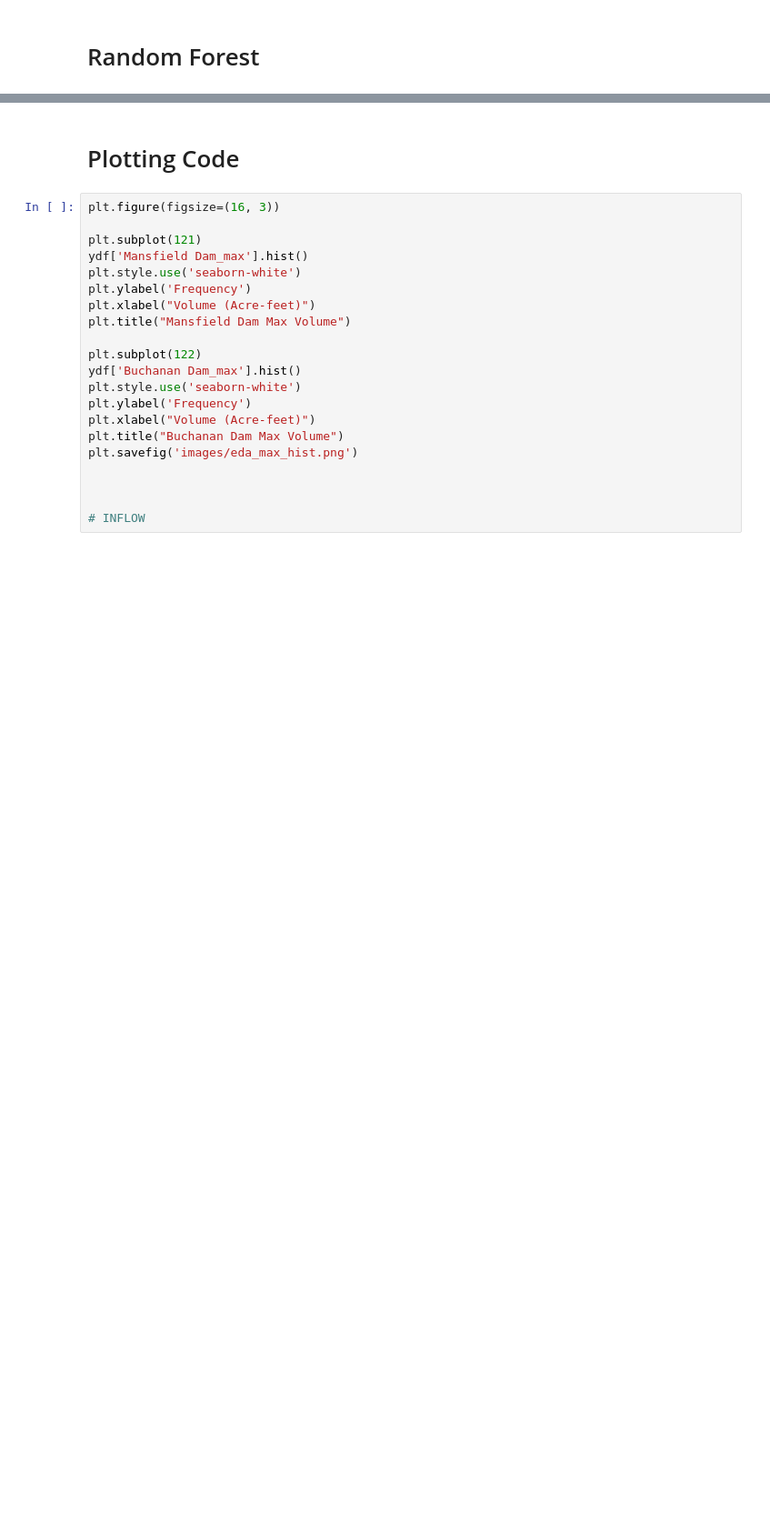
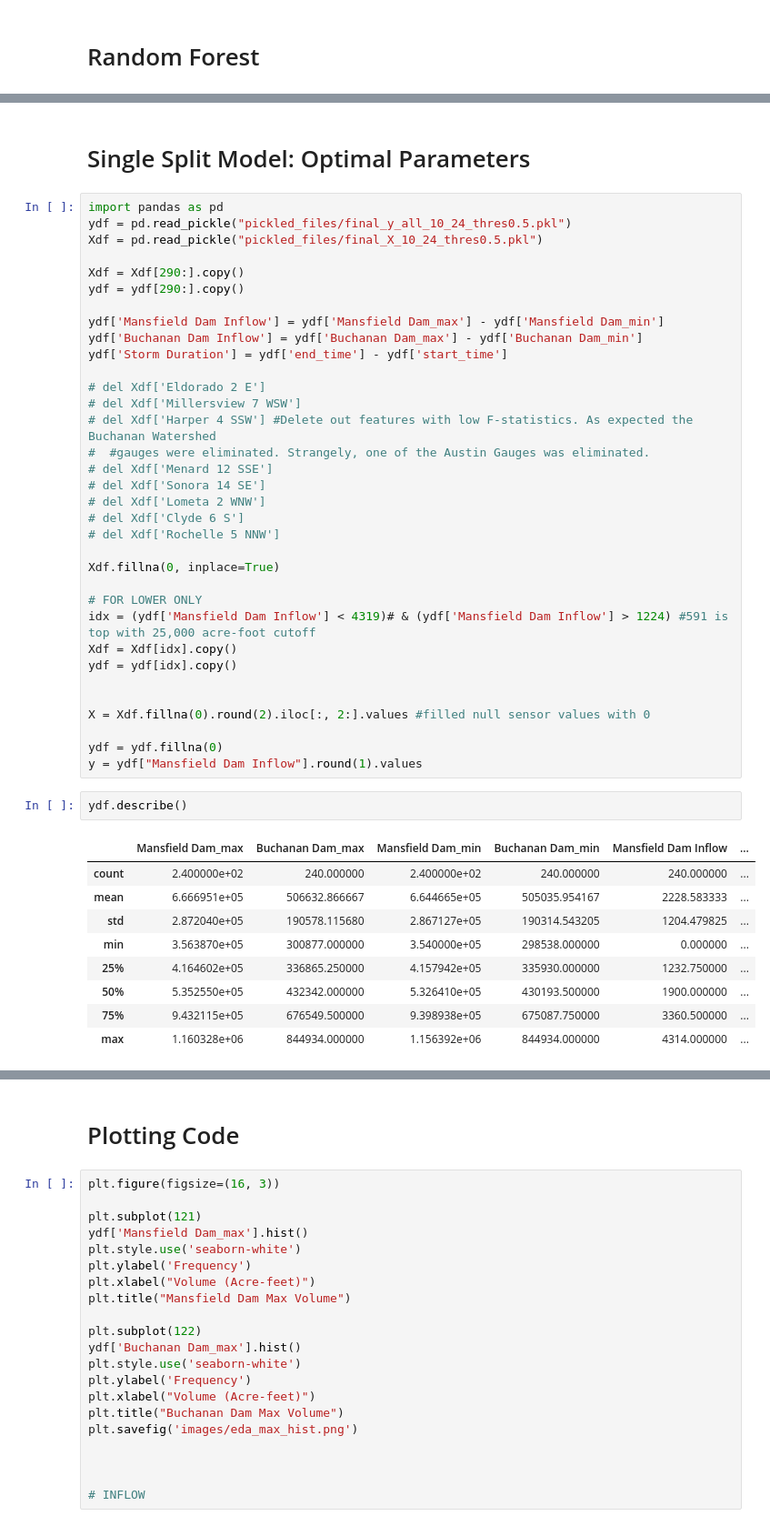
Before and after one commit to tyler-civitas/highland_lakes_inflow, a Jupyter notebook: HL_Model_Wrk.ipynb, the cells around one changed output, grey strips where cells are left out. Shown: that part at 91% size. Drawn from its saved outputs; the diff is of its cells as text; blank space fills up the shorter version.

```diff
--- a/HL_Model_Wrk.ipynb
+++ b/HL_Model_Wrk.ipynb
@@ -713,0 +896,48 @@ rfr_best.feature_importances_
+# %% [markdown]
+# Single Split Model: Optimal Parameters
+# %%
+import pandas as pd
+ydf = pd.read_pickle("pickled_files/final_y_all_10_24_thres0.5.pkl")
+Xdf = pd.read_pickle("pickled_files/final_X_10_24_thres0.5.pkl")
+
+Xdf = Xdf[290:].copy()
+ydf = ydf[290:].copy()
+
+ydf['Mansfield Dam Inflow'] = ydf['Mansfield Dam_max'] - ydf['Mansfield Dam_min']
+ydf['Buchanan Dam Inflow'] = ydf['Buchanan Dam_max'] - ydf['Buchanan Dam_min']
+ydf['Storm Duration'] = ydf['end_time'] - ydf['start_time']
+
+# del Xdf['Eldorado 2 E']
+# del Xdf['Millersview 7 WSW']
+# del Xdf['Harper 4 SSW'] #Delete out features with low F-statistics. As expected the Buchanan Watershed
+#  #gauges were eliminated. Strangely, one of the Austin Gauges was eliminated.
+# del Xdf['Menard 12 SSE']
+# del Xdf['Sonora 14 SE']
+# del Xdf['Lometa 2 WNW']
+# del Xdf['Clyde 6 S']
+# del Xdf['Rochelle 5 NNW']
+
+Xdf.fillna(0, inplace=True)
+
+# FOR LOWER ONLY
+idx = (ydf['Mansfield Dam Inflow'] < 4319)# & (ydf['Mansfield Dam Inflow'] > 1224) #591 is top with 25,000 acre-foot cutoff
+Xdf = Xdf[idx].copy()
+ydf = ydf[idx].copy()
+
+
+X = Xdf.fillna(0).round(2).iloc[:, 2:].values #filled null sensor values with 0
+
+ydf = ydf.fillna(0)
+y = ydf["Mansfield Dam Inflow"].round(1).values
+# %%
+ydf.describe()
+# %% [output]
+|  | Mansfield Dam_max | Buchanan Dam_max | Mansfield Dam_min | Buchanan Dam_min | Mansfield Dam Inflow | ... |
+| count | 2.400000e+02 | 240.000000 | 2.400000e+02 | 240.000000 | 240.000000 | ... |
+| mean | 6.666951e+05 | 506632.866667 | 6.644665e+05 | 505035.954167 | 2228.583333 | ... |
+| std | 2.872040e+05 | 190578.115680 | 2.867127e+05 | 190314.543205 | 1204.479825 | ... |
+| min | 3.563870e+05 | 300877.000000 | 3.540000e+05 | 298538.000000 | 0.000000 | ... |
+| 25% | 4.164602e+05 | 336865.250000 | 4.157942e+05 | 335930.000000 | 1232.750000 | ... |
+| 50% | 5.352550e+05 | 432342.000000 | 5.326410e+05 | 430193.500000 | 1900.000000 | ... |
+| 75% | 9.432115e+05 | 676549.500000 | 9.398938e+05 | 675087.750000 | 3360.500000 | ... |
+| max | 1.160328e+06 | 844934.000000 | 1.156392e+06 | 844934.000000 | 4314.000000 | ... |
```
Also changed, not shown: parts of 26 cells of this notebook, 8 other files.
